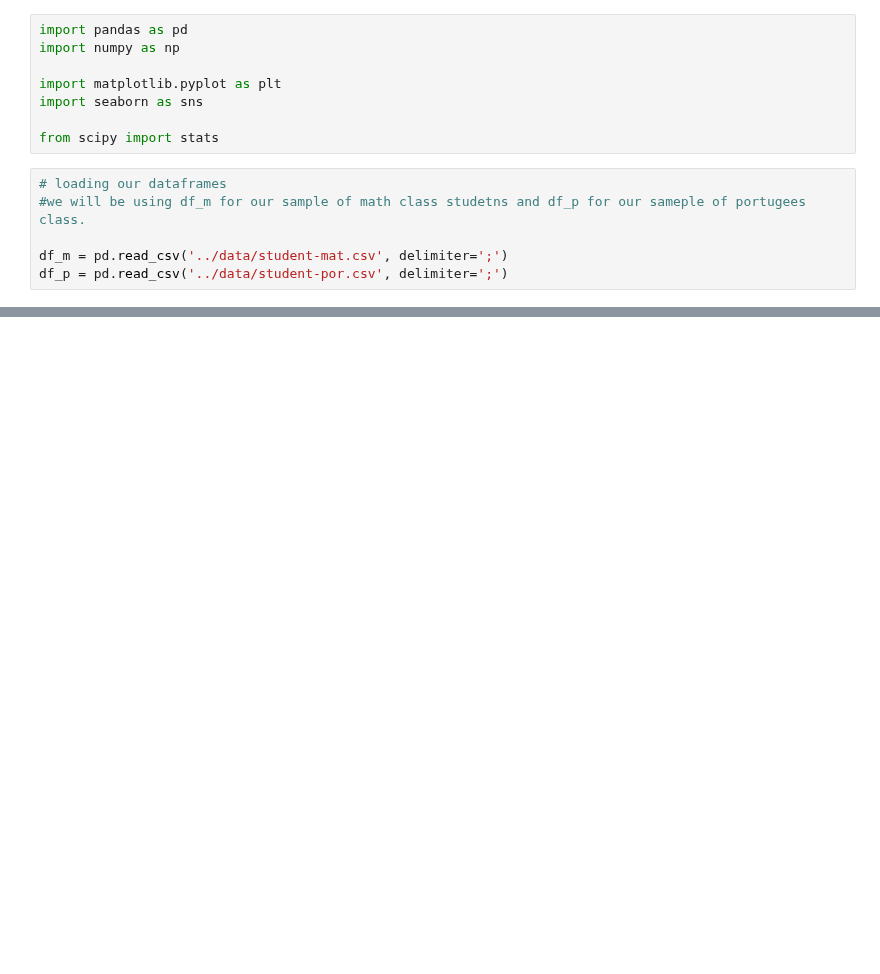
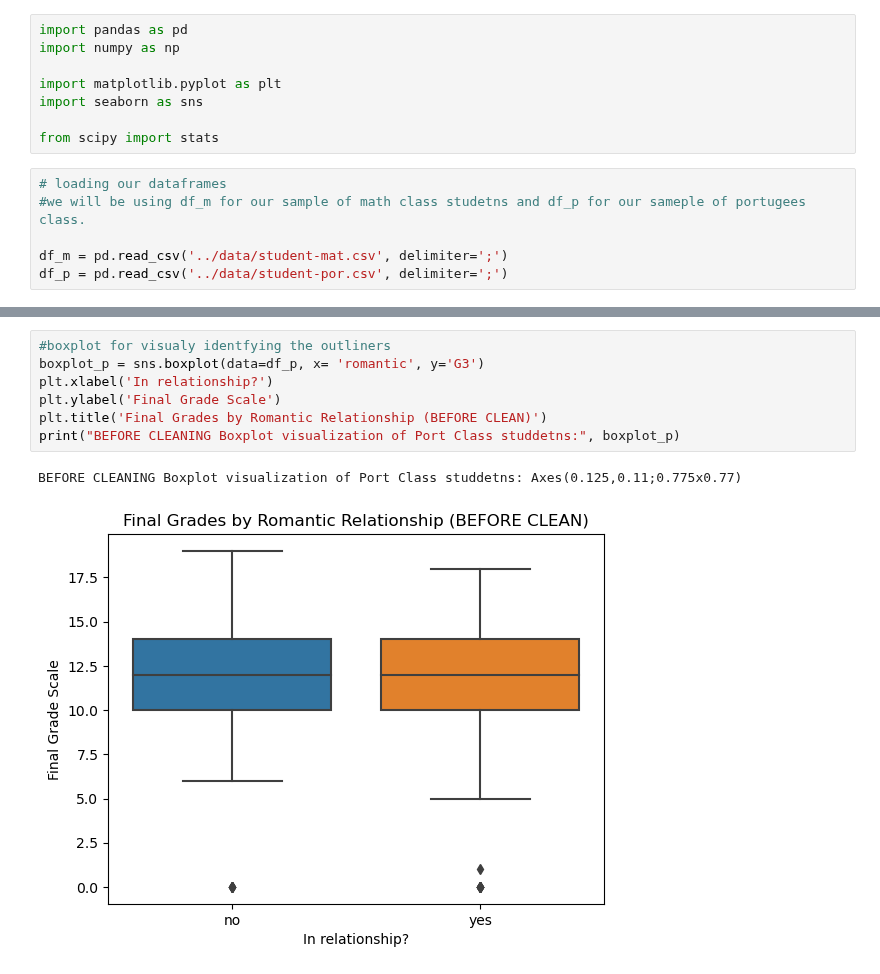
Before and after one commit to cshields164/end-of-phase1-project, a Jupyter notebook: code/02clean.ipynb, the cells around one changed output, grey strips where cells are left out. Saved outputs shown, nothing was run; the diff lists cells and outputs as text; blank space fills up the shorter version.

```diff
--- a/code/02clean.ipynb
+++ b/code/02clean.ipynb
@@ -38,0 +34,10 @@ Length: 649, dtype: int64
+# %%
+#boxplot for visualy identfying the outliners
+boxplot_p = sns.boxplot(data=df_p, x= 'romantic', y='G3')
+plt.xlabel('In relationship?')
+plt.ylabel('Final Grade Scale')
+plt.title('Final Grades by Romantic Relationship (BEFORE CLEAN)')
+print("BEFORE CLEANING Boxplot visualization of Port Class studdetns:", boxplot_p)
+# %% [output]
+BEFORE CLEANING Boxplot visualization of Port Class studdetns: Axes(0.125,0.11;0.775x0.77)
+[figure, added]
```
Also changed, not shown: parts of 8 cells of this notebook.
